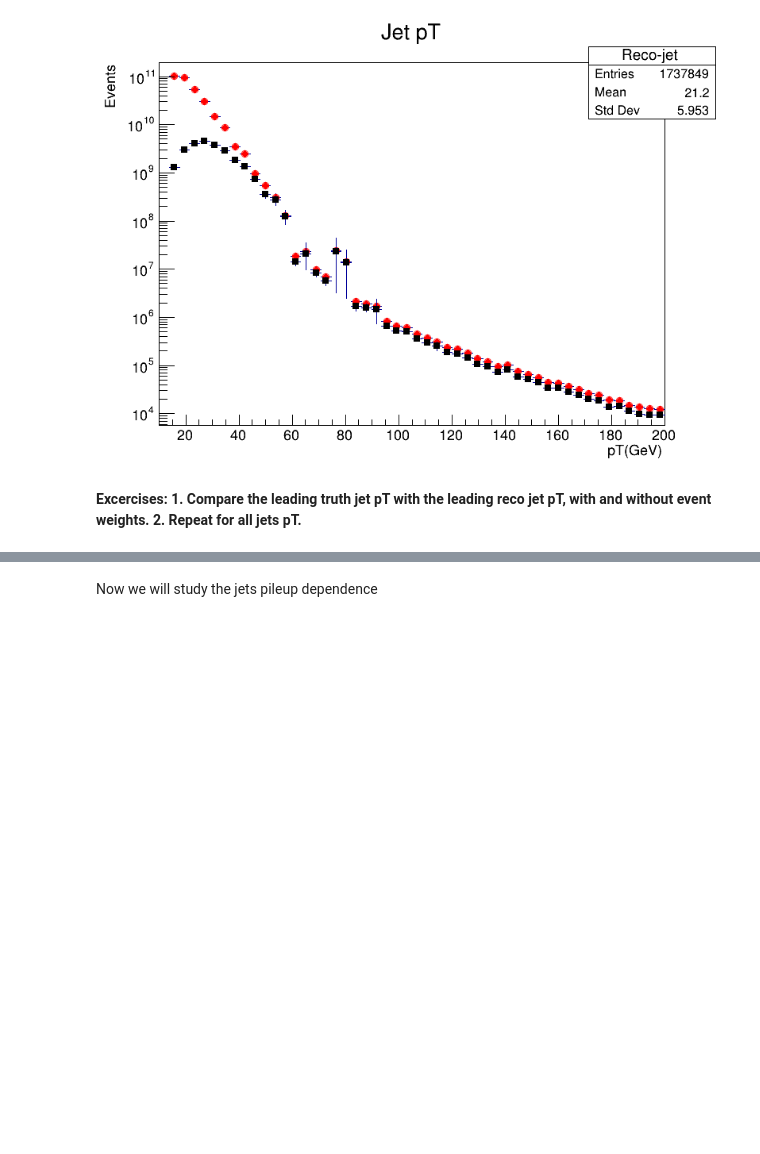
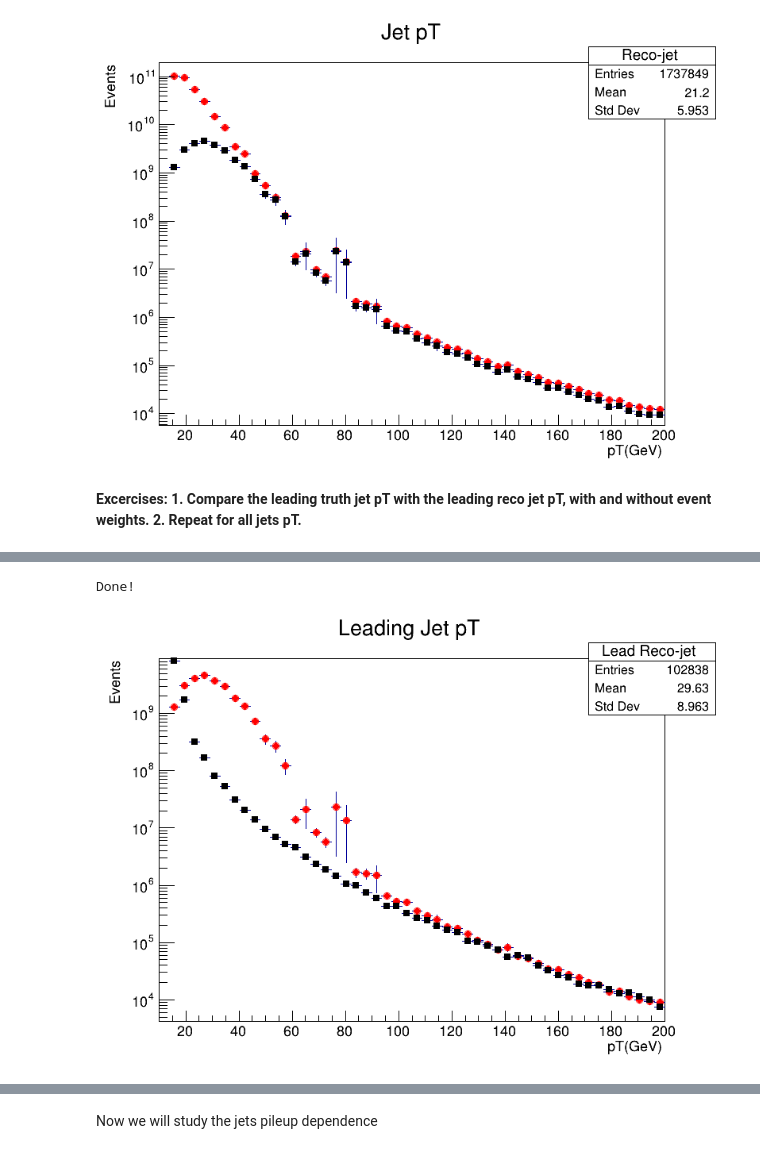
Before and after one commit to jummorenope/Temas-avanzados-en-f-sica-de-particulas, a Jupyter notebook: Jets/Jets_cpp.ipynb, the cells around one changed output, grey strips where cells are left out. Cells and saved outputs as stored; diff of their text form; code cells hidden in the pictures; blank space fills up the shorter version.

```diff
--- a/Jets/Jets_cpp.ipynb
+++ b/Jets/Jets_cpp.ipynb
@@ -101 +115,29 @@ canvas->Draw();
+# %%
+int nentries, nbytes, i;
+nentries = (Int_t)tree->GetEntries();
+
+for (i = 0; i < nentries; i++)
+{
+    nbytes = tree->GetEntry(i);
+    if(reco_R4_pt->size()>0){
+    hist_leadreco_pt->Fill(reco_R4_pt->at(0)/1000.,evtw);}
+    if(truth_R4_pt->size()>0){
+    hist_leadtruth_pt->Fill(truth_R4_pt->at(0)/1000.,evtw);
+    }
+}
+
+std::cout << "Done!" << std::endl;
+# %% [output]
+Done!
+# %%
+hist_leadreco_pt->SetMarkerStyle(20);
+hist_leadreco_pt->SetMarkerColor(kRed);
+hist_leadreco_pt->Draw("");
+hist_leadtruth_pt->SetMarkerStyle(21);
+hist_leadtruth_pt->SetMarkerColor(kBlack);
+hist_leadtruth_pt->Draw("same");
+canvas->SetLogy();
+canvas->Draw();
+# %% [output]
+[figure, added]
 # %%
```
Also changed, not shown: parts of 17 cells of this notebook, 2 other files.
